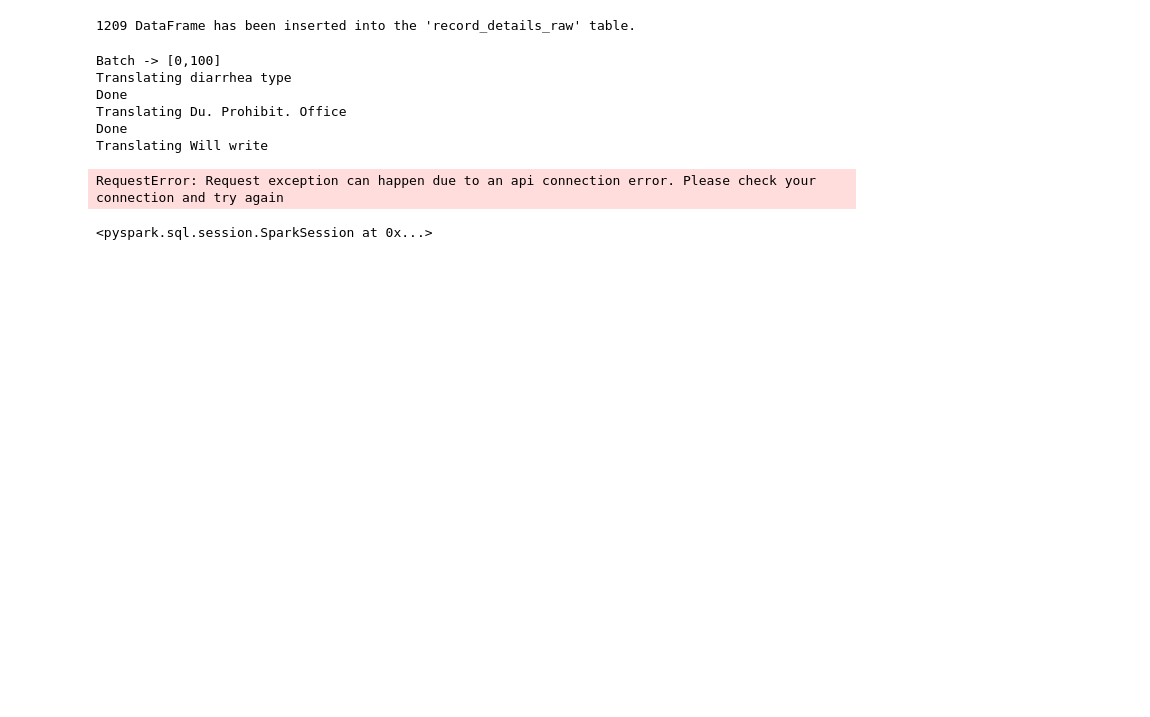
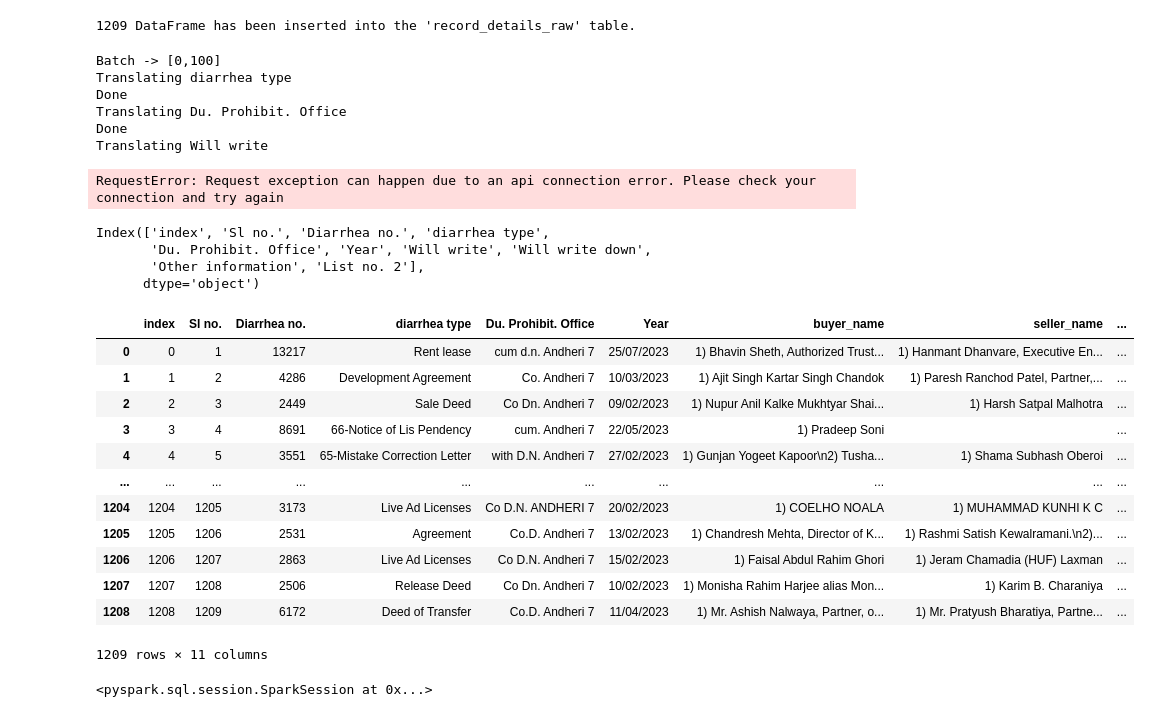
Before and after one commit to AyushBajpayee/Mumbai_Real_Estate_Data, a Jupyter notebook: playground.ipynb, the cells around one changed output. Cells and saved outputs as stored; diff of their text form; code cells hidden in the pictures; blank space fills up the shorter version.

Commit message:
Optimized translater (concat string approach)
Changes to be committed:
	modified:   playground.ipynb

```diff
--- a/playground.ipynb
+++ b/playground.ipynb
@@ -185,3 +185,42 @@ Translating Du. Prohibit. Office
 Done
 Translating Will write
 RequestError: Request exception can happen due to an api connection error. Please check your connection and try again
+# %%
+records_translate = records_raw.copy()
+records_translate.columns = [translator(col,source='auto') for col in records_translate.columns]
+cols_to_translate = [
+    'diarrhea type',
+    'Du. Prohibit. Office',
+    'Will write',
+    'Will write down',
+    'Other information'
+    ]
+# %%
+records_translate.columns
+# %% [output]
+Index(['index', 'Sl no.', 'Diarrhea no.', 'diarrhea type',
+       'Du. Prohibit. Office', 'Year', 'Will write', 'Will write down',
+       'Other information', 'List no. 2'],
+      dtype='object')
+# %%
+records_translate['to_translate'] = records_translate['diarrhea type'] + '__$__' \
+                                    + records_translate['Du. Prohibit. Office'] + '__$__' \
+                                    + records_translate['Will write'] + '__$__' \
+                                    + records_translate['Will write down'] + '__$__' \
+                                    + records_translate['Other information']
+# %%
+records_translated = pd.DataFrame(columns=records_translate.columns)
+batch_size = 1
+start = 0
+for batch in tqdm(range(start,len(records_translate))):
+    # print(f'Batch -> [{batch},{batch+batch_size}]')
+    temp_df = records_translate.iloc[batch:batch+batch_size,:].copy()
+    temp_df['to_translate'] = temp_df['to_translate'].apply(translator_v2)
+    # for col in cols_to_translate:
+    #     # print(f'Translating {col}')
+    #     temp_df[col] = temp_df[col].apply(lambda x: translator(x,source='hi'))
+    #     # print(f'Done')
+    records_translated = pd.concat([records_translated,temp_df])
+records_translated.rename(columns={'Will write':'buyer_name','Will write down':'seller_name'},inplace=True)
+# %%
+records_translated_og = records_translated.copy()
@@ -188,3 +237,19 @@ RequestError: Request exception can happen due to an api connection error. Pleas
+# %%
+records_translated_og
+# %% [output]
+|  | index | Sl no. | Diarrhea no. | diarrhea type | Du. Prohibit. Office | Year | buyer_name | seller_name | ... |
+| 0 | 0 | 1 | 13217 | Rent lease | cum d.n. Andheri 7 | 25/07/2023 | 1) Bhavin Sheth, Authorized Trust... | 1) Hanmant Dhanvare, Executive En... | ... |
+| 1 | 1 | 2 | 4286 | Development Agreement | Co. Andheri 7 | 10/03/2023 | 1) Ajit Singh Kartar Singh Chandok | 1) Paresh Ranchod Patel, Partner,... | ... |
+| 2 | 2 | 3 | 2449 | Sale Deed | Co Dn. Andheri 7 | 09/02/2023 | 1) Nupur Anil Kalke Mukhtyar Shai... | 1) Harsh Satpal Malhotra | ... |
+| 3 | 3 | 4 | 8691 | 66-Notice of Lis Pendency | cum. Andheri 7 | 22/05/2023 | 1) Pradeep Soni |  | ... |
+| 4 | 4 | 5 | 3551 | 65-Mistake Correction Letter | with D.N. Andheri 7 | 27/02/2023 | 1) Gunjan Yogeet Kapoor\n2) Tusha... | 1) Shama Subhash Oberoi | ... |
+| ... | ... | ... | ... | ... | ... | ... | ... | ... | ... |
+| 1204 | 1204 | 1205 | 3173 | Live Ad Licenses | Co D.N. ANDHERI 7 | 20/02/2023 | 1) COELHO NOALA | 1) MUHAMMAD KUNHI K C | ... |
+| 1205 | 1205 | 1206 | 2531 | Agreement | Co.D. Andheri 7 | 13/02/2023 | 1) Chandresh Mehta, Director of K... | 1) Rashmi Satish Kewalramani.\n2)... | ... |
+| 1206 | 1206 | 1207 | 2863 | Live Ad Licenses | Co D.N. Andheri 7 | 15/02/2023 | 1) Faisal Abdul Rahim Ghori | 1) Jeram Chamadia (HUF) Laxman | ... |
+| 1207 | 1207 | 1208 | 2506 | Release Deed | Co Dn. Andheri 7 | 10/02/2023 | 1) Monisha Rahim Harjee alias Mon... | 1) Karim B. Charaniya | ... |
+| 1208 | 1208 | 1209 | 6172 | Deed of Transfer | Co.D. Andheri 7 | 11/04/2023 | 1) Mr. Ashish Nalwaya, Partner, o... | 1) Mr. Pratyush Bharatiya, Partne... | ... |
+1209 rows × 11 columns
 # %%
 # del os.environ['PYSPARK_PYTHON']
 # del os.environ['PYSPARK_DRIVER_PYTHON']
```
Also changed, not shown: parts of 9 cells of this notebook.
